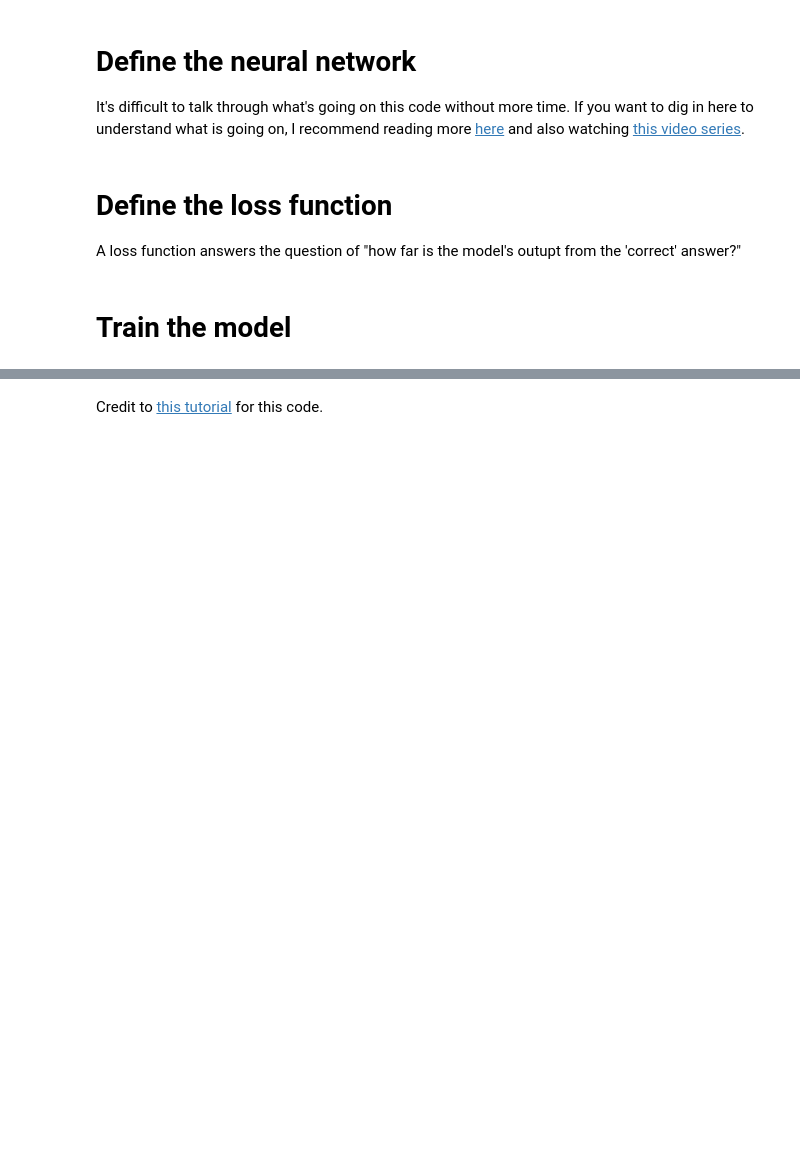
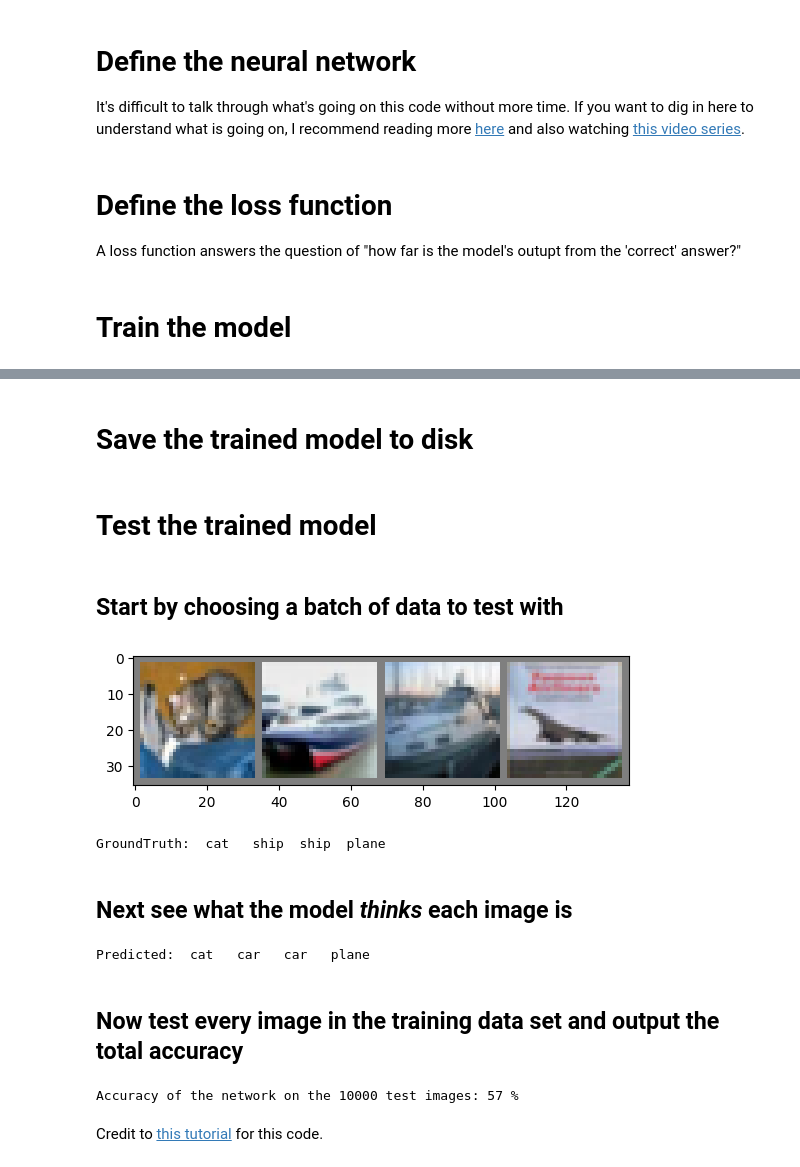
Before and after one commit to accorvin/red-hat-ai-overview, a Jupyter notebook: model_training_example.ipynb, the cells around one changed output, grey strips where cells are left out. Drawn from its saved outputs; the diff is of its cells as text; code cells hidden in the pictures; blank space fills up the shorter version.

Commit message:
Add model validation steps to the training notebook

```diff
--- a/model_training_example.ipynb
+++ b/model_training_example.ipynb
@@ -159 +162,3 @@ print('Finished Training')
 Finished Training
+# %% [markdown]
+# Save the trained model to disk
@@ -160,2 +168,55 @@ Finished Training
+# %% [markdown]
+# Test the trained model
+# %% [markdown]
+## Start by choosing a batch of data to test with
+# %%
+# Select the first batch of images from the test data set
+dataiter = iter(testloader)
+images, labels = next(dataiter)
+
+# Print the images and the correct classification for teach image
+imshow(torchvision.utils.make_grid(images))
+print('GroundTruth: ', ' '.join(f'{classes[labels[j]]:5s}' for j in range(4)))
+# %% [output]
+[figure, added]
+GroundTruth:  cat   ship  ship  plane
+# %% [markdown]
+## Next see what the model _thinks_ each image is
+# %%
+# Load the model from disk
+net = Net()
+net.load_state_dict(torch.load(PATH))
+
+# Pass the batch of images to the model
+outputs = net(images)
+
+# The output of the model is a list of "energies" for each of the image classes. A higher energy corresponds to greater
+# confidence that the image matches the corresponding image class.
+# In this block, we determine which classification has the highest energy and print the corresponding class.
+_, predicted = torch.max(outputs, 1)
+
+print('Predicted: ', ' '.join(f'{classes[predicted[j]]:5s}'
+                              for j in range(4)))
+# %% [output]
+Predicted:  cat   car   car   plane
+# %% [markdown]
+## Now test every image in the training data set and output the total accuracy
+# %%
+correct = 0
+total = 0
+# since we're not training, we don't need to calculate the gradients for our outputs
+with torch.no_grad():
+    for data in testloader:
+        images, labels = data
+        # calculate outputs by running images through the network
+        outputs = net(images)
+        # the class with the highest energy is what we choose as prediction
+        _, predicted = torch.max(outputs.data, 1)
+        total += labels.size(0)
+        correct += (predicted == labels).sum().item()
+
+print(f'Accuracy of the network on the 10000 test images: {100 * correct // total} %')
+# %% [output]
+Accuracy of the network on the 10000 test images: 57 %
 # %% [markdown]
 Credit to [this tutorial](https://pytorch.org/tutorials/beginner/blitz/cifar10_tutorial.html) for this code.
```
Also changed, not shown: parts of 5 cells of this notebook.
